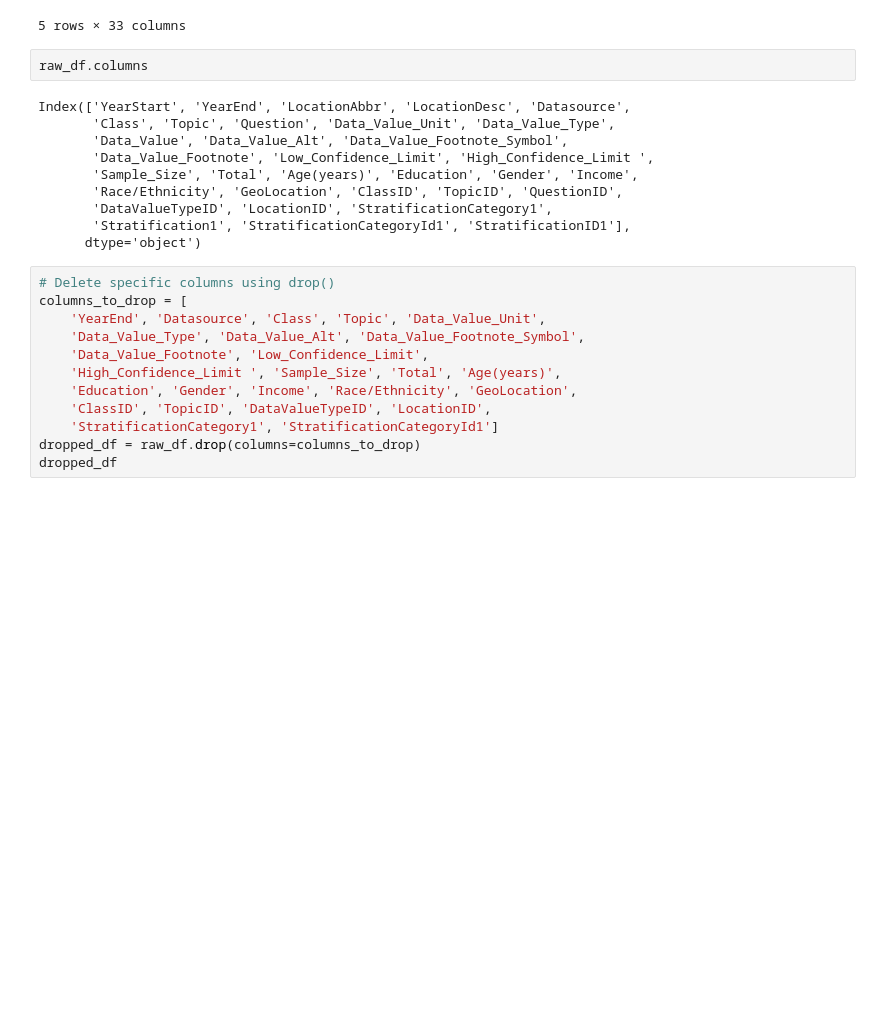
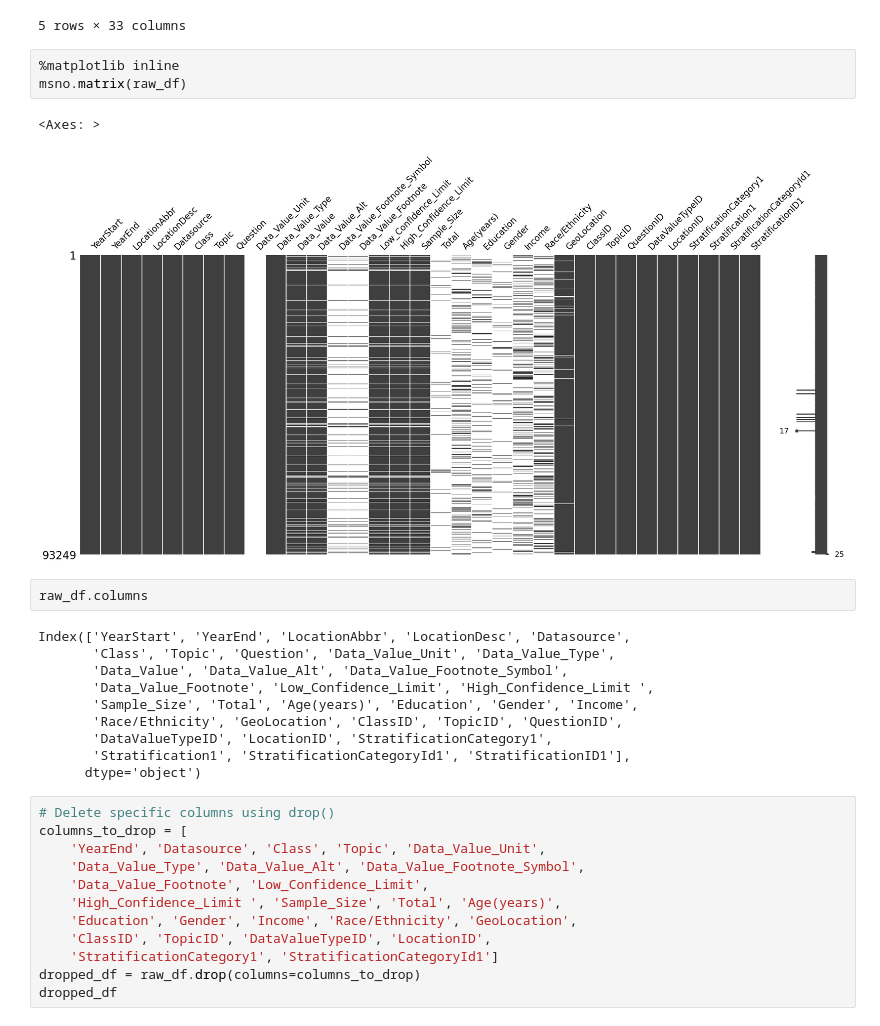
Before and after one commit to hatkiet/Project_3-Obesity-Analysis-and-Its-impacts, a Jupyter notebook: First_Clean.ipynb, the cells around one changed output. Cells and saved outputs as stored; diff of their text form; blank space fills up the shorter version.

Commit message:
msno

```diff
--- a/First_Clean.ipynb
+++ b/First_Clean.ipynb
@@ -17,6 +18,12 @@ raw_df.head()
 | 3 | 2013 | 2013 | US | National | Behavioral Risk Factor Surveillan... | Obesity / Weight Status | Obesity / Weight Status | Percent of adults aged 18 years a... | ... |
 | 4 | 2015 | 2015 | US | National | Behavioral Risk Factor Surveillan... | Physical Activity | Physical Activity - Behavior | Percent of adults who achieve at ... | ... |
 5 rows × 33 columns
+# %%
+%matplotlib inline
+msno.matrix(raw_df)
+# %% [output]
+<Axes: >
+[figure, added]
 # %%
 raw_df.columns
 # %% [output]
```
Also changed, not shown: parts of 1 cell of this notebook.
